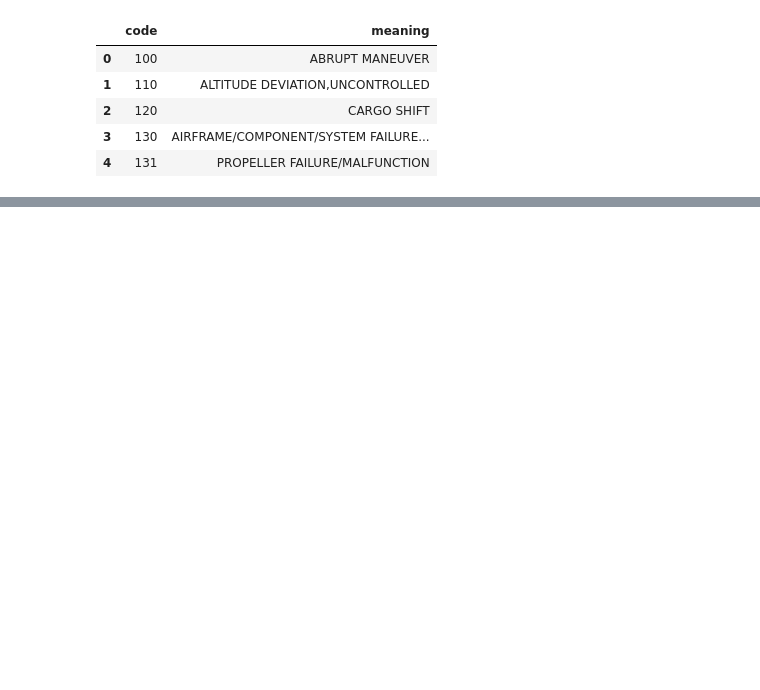
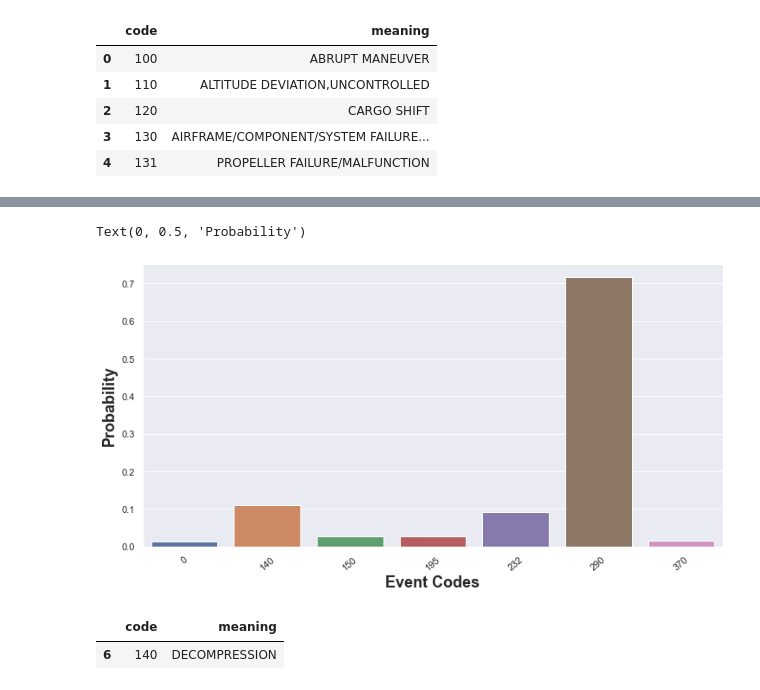
Before and after one commit to zxgcqupt/NTSB_Bayesian_Network, a Jupyter notebook: main.ipynb, the cells around one changed output, grey strips where cells are left out. Drawn from its saved outputs; the diff is of its cells as text; code cells hidden in the pictures; blank space fills up the shorter version.

Commit message:
Add forward propagation module

```diff
--- a/main.ipynb
+++ b/main.ipynb
@@ -460,0 +710,24 @@ drawPDF(BN, 'BN')
+# %%
+dictForwardGraph = {}
+
+for i in range(1000):
+    initialState = np.dot(TP.transpose(), initialState)
+
+    #print (nodeIDList[np.argmax(initialState)])
+    print (initialState[[41, 66, 69, 109]])
+
+    for s in startNode:
+        # calculate the sum of all counts
+        count = 0
+        for key, val in dictBN.items():
+            if str(s) + '->' in key:
+                count = count + val
+
+        startNode = []
+        for key, val in dictBN.items():
+            if str(s) + '->' in key and val/count > 0.05:
+                t = key.split('->')[1]
+
+                startNode.append(t)
+
+                dictForwardGraph[str(s) + '->' + str(t)] = val/count
@@ -460,0 +851,28 @@ drawPDF(BN, 'BN')
+# %%
+eventIndices = np.where(initialState > 0.001)
+
+dictOutcome = {}
+
+for i in list(eventIndices[0]):
+    code = nodeIDList[i]
+    meaning = eventCodes[eventCodes['code']== code]['meaning']
+    p = initialState[i]
+
+    dictOutcome[code] = p
+# %%
+plt.figure(figsize = (12, 6))
+
+sns.barplot(x = list(dictOutcome.keys()), y = list(dictOutcome.values()))
+sns.set(font_scale=1)
+plt.xticks(rotation=40)
+
+plt.xlabel('Event Codes', fontsize = 18, fontweight = 'bold')
+plt.ylabel('Probability', fontsize = 18, fontweight = 'bold')
+# %% [output]
+Text(0, 0.5, 'Probability')
+[figure, added]
+# %%
+eventCodes[eventCodes['code']== 140]
+# %% [output]
+|  | code | meaning |
+| 6 | 140 | DECOMPRESSION |
```
Also changed, not shown: parts of 52 cells of this notebook, 4 other files.
